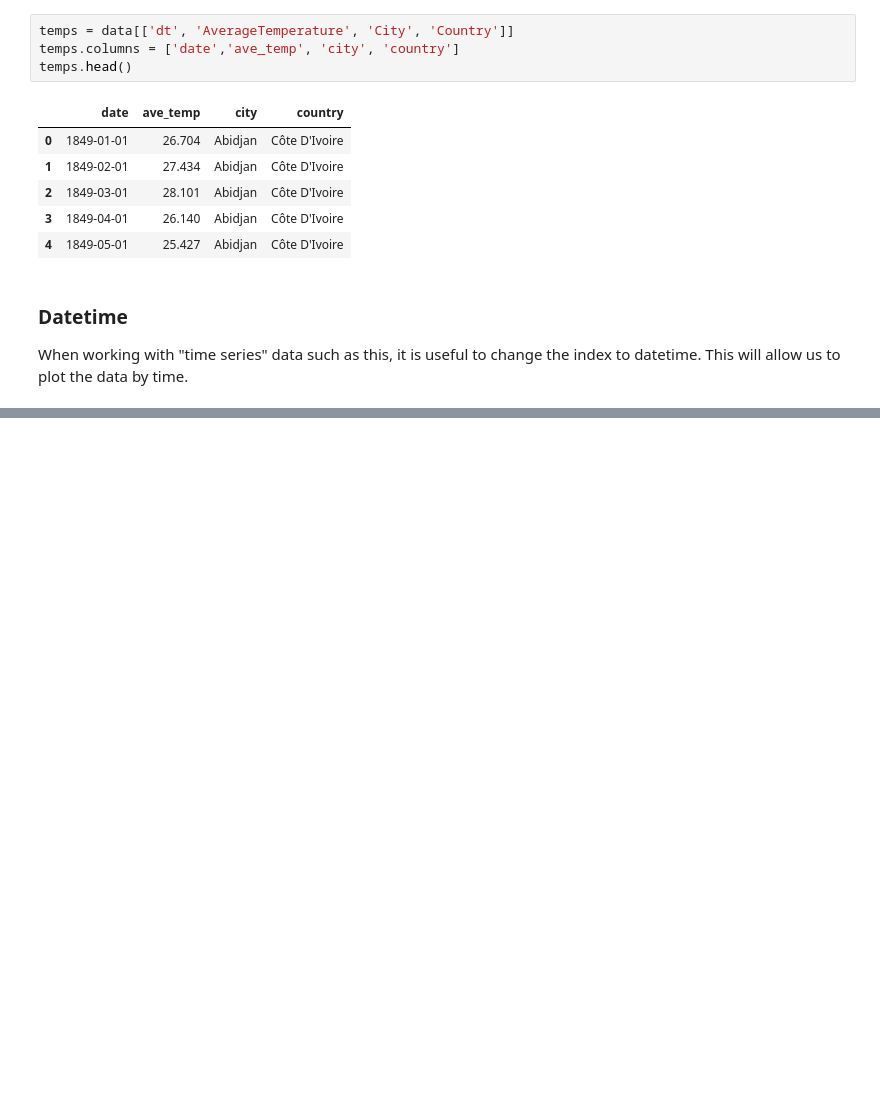
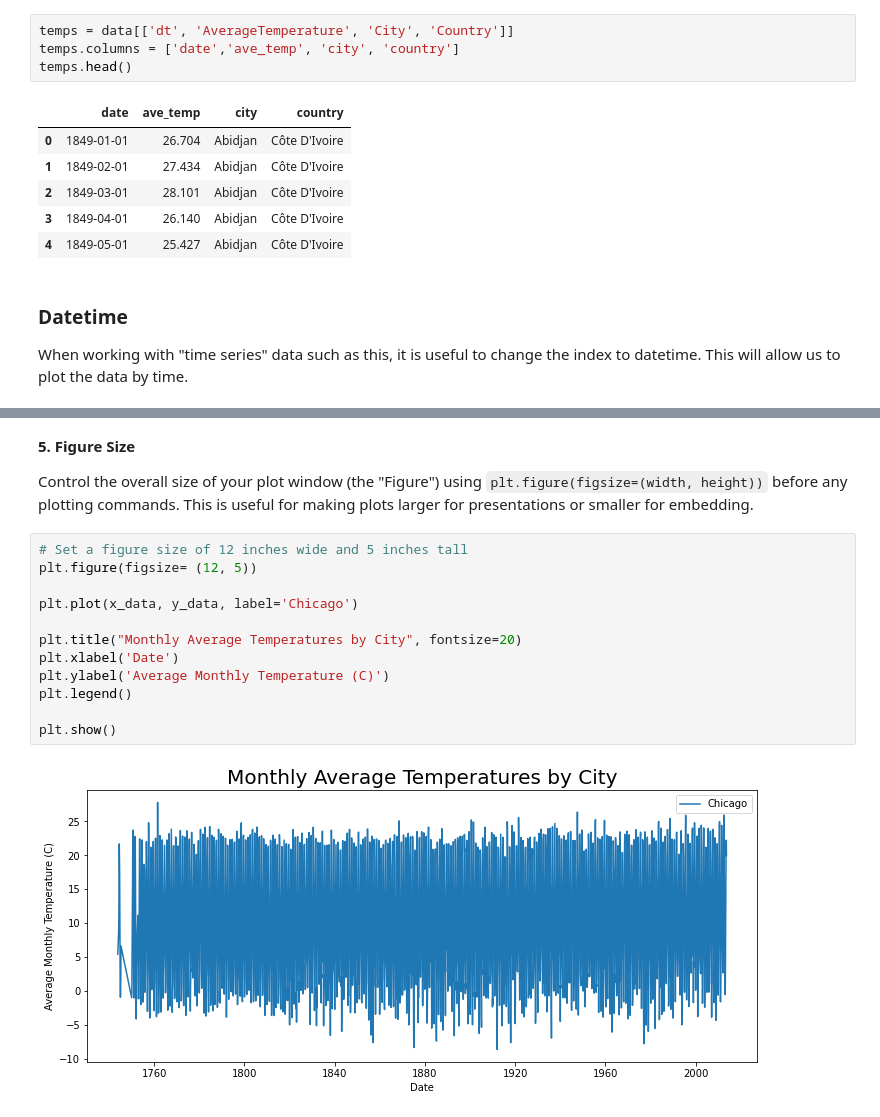
Before and after one commit to ekle12/big-data-camp, a Jupyter notebook: Instructor Notebooks/3_Plots_instructor.ipynb, the cells around one changed output, grey strips where cells are left out. Drawn from its saved outputs; the diff is of its cells as text; blank space fills up the shorter version.

```diff
--- a/Instructor Notebooks/3_Plots_instructor.ipynb
+++ b/Instructor Notebooks/3_Plots_instructor.ipynb
@@ -164,0 +139,18 @@ fig.set_size_inches(15, 5)
+# %% [markdown]
+**5. Figure Size**
+
+Control the overall size of your plot window (the "Figure") using `plt.figure(figsize=(width, height))` before any plotting commands. This is useful for making plots larger for presentations or smaller for embedding.
+# %%
+# Set a figure size of 12 inches wide and 5 inches tall
+plt.figure(figsize= (12, 5))
+
+plt.plot(x_data, y_data, label='Chicago')
+
+plt.title("Monthly Average Temperatures by City", fontsize=20)
+plt.xlabel('Date')
+plt.ylabel('Average Monthly Temperature (C)')
+plt.legend()
+
+plt.show()
+# %% [output]
+[figure, added]
```
Also changed, not shown: parts of 48 cells of this notebook.
